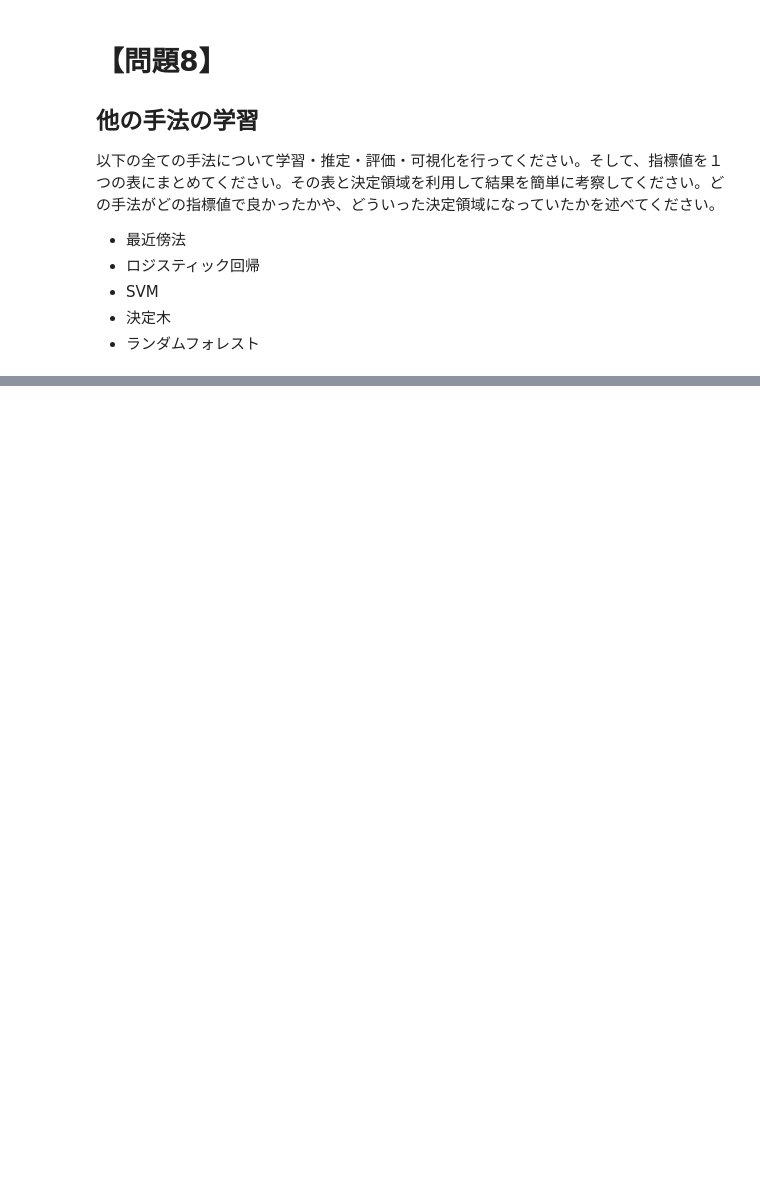
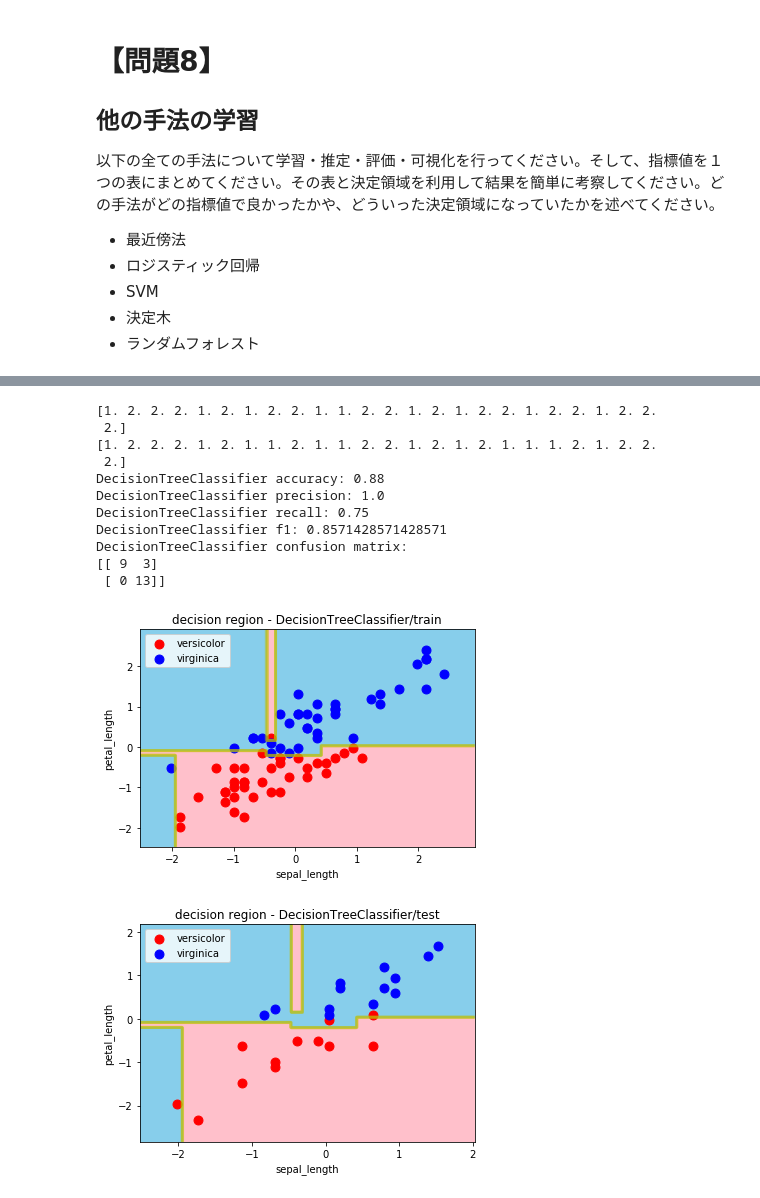
Before and after one commit to taiki-nakaso/diveintocode-ml, a Jupyter notebook: src/week4/prep/task1.ipynb, the cells around one changed output, grey strips where cells are left out. Saved outputs shown, nothing was run; the diff lists cells and outputs as text; code cells hidden in the pictures; blank space fills up the shorter version.

```diff
--- a/src/week4/prep/task1.ipynb
+++ b/src/week4/prep/task1.ipynb
@@ -475,0 +544,38 @@ NearestNeighborsClassifier confusion matrix:
+# %%
+# 決定木
+from sklearn.tree import DecisionTreeClassifier
+clf_dtree = DecisionTreeClassifier()
+clf_dtree.fit(X_train_std, y_train)
+
+y_pred_dtree = clf_dtree.predict(X_test_std)
+
+print(y_pred_dtree)
+print(y_test)
+
+# 4指標+混同行列
+print("DecisionTreeClassifier accuracy: {}".format(accuracy_score(y_test, y_pred_dtree)))
+print("DecisionTreeClassifier precision: {}".format(precision_score(y_test, y_pred_dtree)))
+print("DecisionTreeClassifier recall: {}".format(recall_score(y_test, y_pred_dtree)))
+print("DecisionTreeClassifier f1: {}".format(f1_score(y_test, y_pred_dtree)))
+print("DecisionTreeClassifier confusion matrix:\n{}".format(confusion_matrix(y_test, y_pred_dtree)))
+
+# グラフによる可視化
+%matplotlib inline
+decision_region(X_train_std, y_train, clf_dtree, title='decision region - DecisionTreeClassifier/train',
+    xlabel='sepal_length', ylabel='petal_length')
+decision_region(X_test_std, y_test, clf_dtree, title='decision region - DecisionTreeClassifier/test',
+    xlabel='sepal_length', ylabel='petal_length')
+# %% [output]
+[1. 2. 2. 2. 1. 2. 1. 2. 2. 1. 1. 2. 2. 1. 2. 1. 2. 2. 1. 2. 2. 1. 2. 2.
+ 2.]
+[1. 2. 2. 2. 1. 2. 1. 1. 2. 1. 1. 2. 2. 1. 2. 1. 2. 1. 1. 1. 2. 1. 2. 2.
+ 2.]
+DecisionTreeClassifier accuracy: 0.88
+DecisionTreeClassifier precision: 1.0
+DecisionTreeClassifier recall: 0.75
+DecisionTreeClassifier f1: 0.8571428571428571
+DecisionTreeClassifier confusion matrix:
+[[ 9  3]
+ [ 0 13]]
+[figure, added]
+[figure, added]
```
Also changed, not shown: parts of 21 cells of this notebook.
